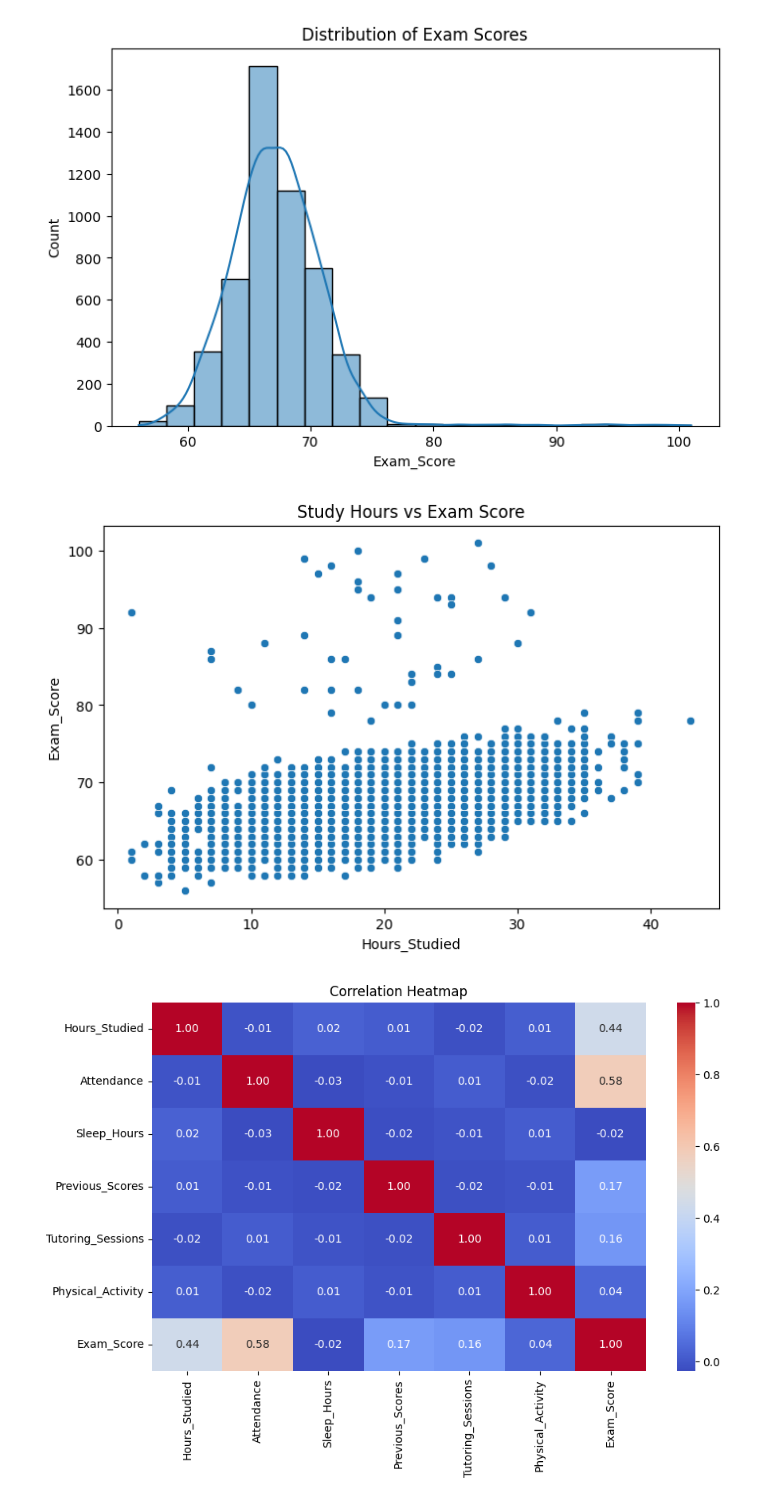
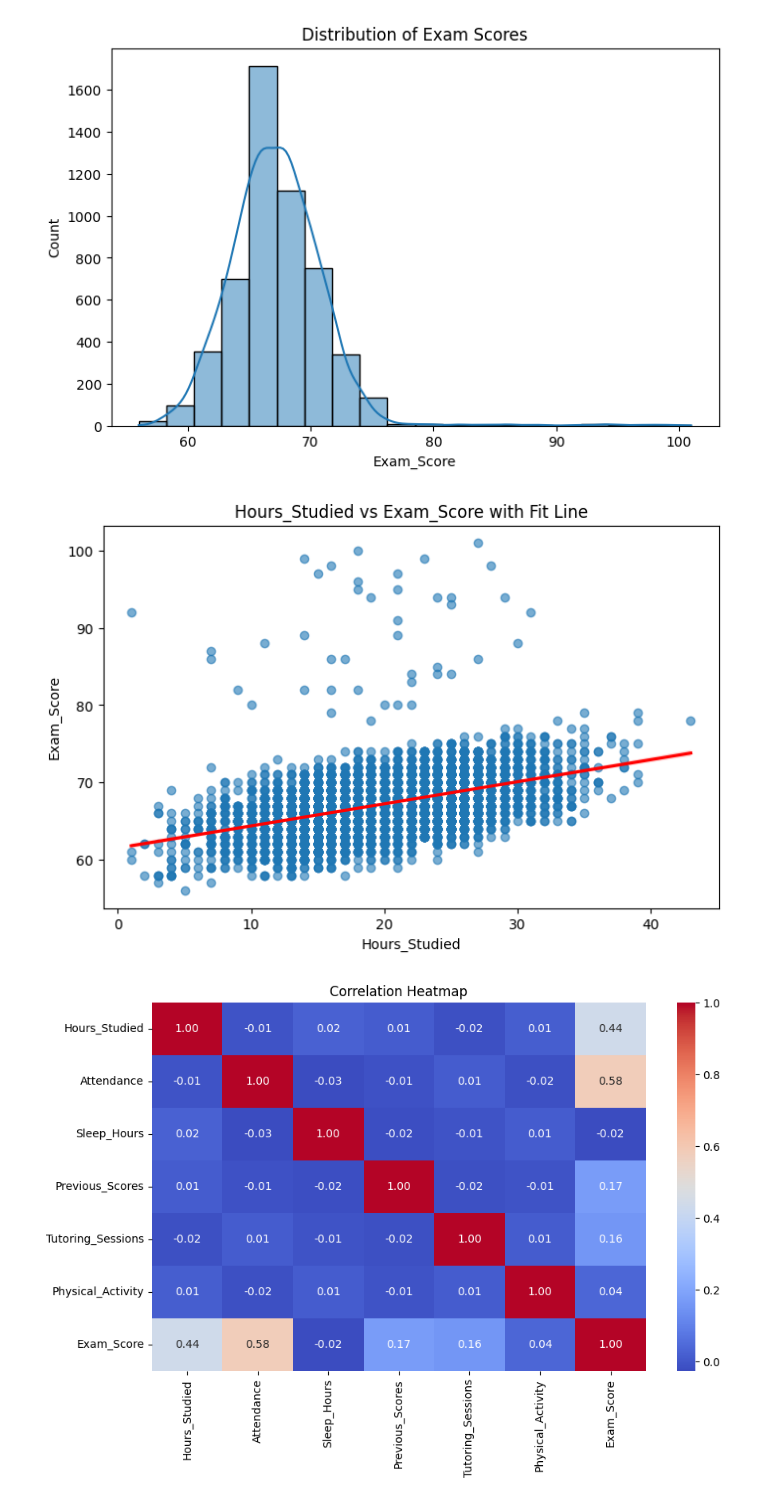
Before and after one commit to MohamedHussienMansour/Student-Score-Predication, a Jupyter notebook: student-score-predication.ipynb, the cells around one changed output. Saved outputs shown, nothing was run; the diff lists cells and outputs as text; code cells hidden in the pictures.

Commit message:
Kaggle Notebook | Student Score Predication | Version 2

```diff
--- a/student-score-predication.ipynb
+++ b/student-score-predication.ipynb
@@ -129,12 +131,21 @@ plt.show()
 # %%
 
 # Relationship between Study Hours and Exam Score
+import matplotlib.pyplot as plt
+import seaborn as sns
+
 plt.figure(figsize=(8,5))
-sns.scatterplot(x="Hours_Studied", y="Exam_Score", data=train_data)
-plt.title("Study Hours vs Exam Score")
+sns.regplot(
+    x="Hours_Studied",
+    y="Exam_Score",
+    data=train_data,
+    scatter_kws={"alpha":0.6},  # transparency for points
+    line_kws={"color":"red"}    # fit line color
+)
+plt.title("Hours_Studied vs Exam_Score with Fit Line")
 plt.show()
 # %% [output]
-[figure, old version]
+[figure, new version]
 # %%
 
 # Correlation heatmap
```
Also changed, not shown: parts of 3 cells of this notebook.
